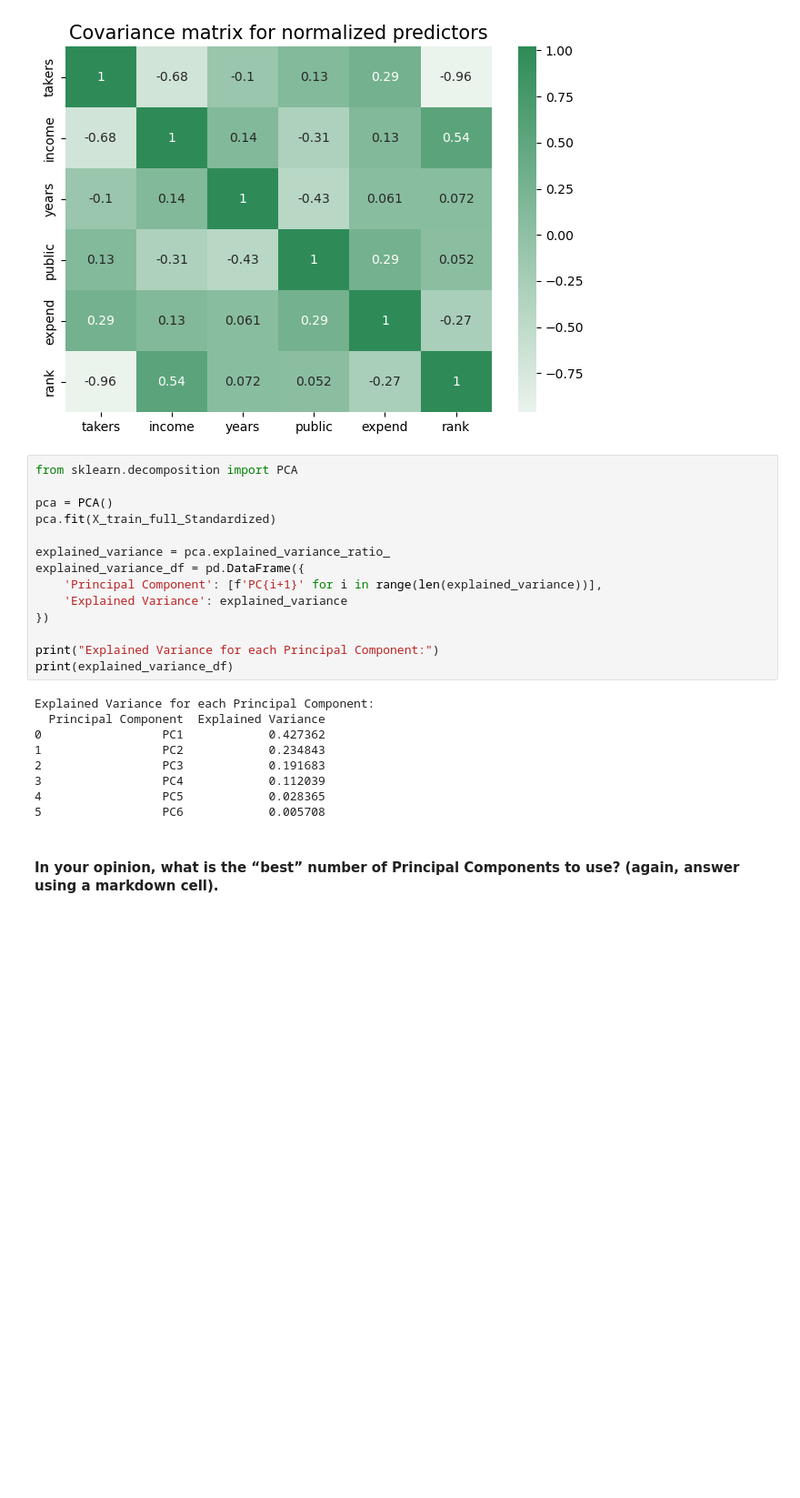
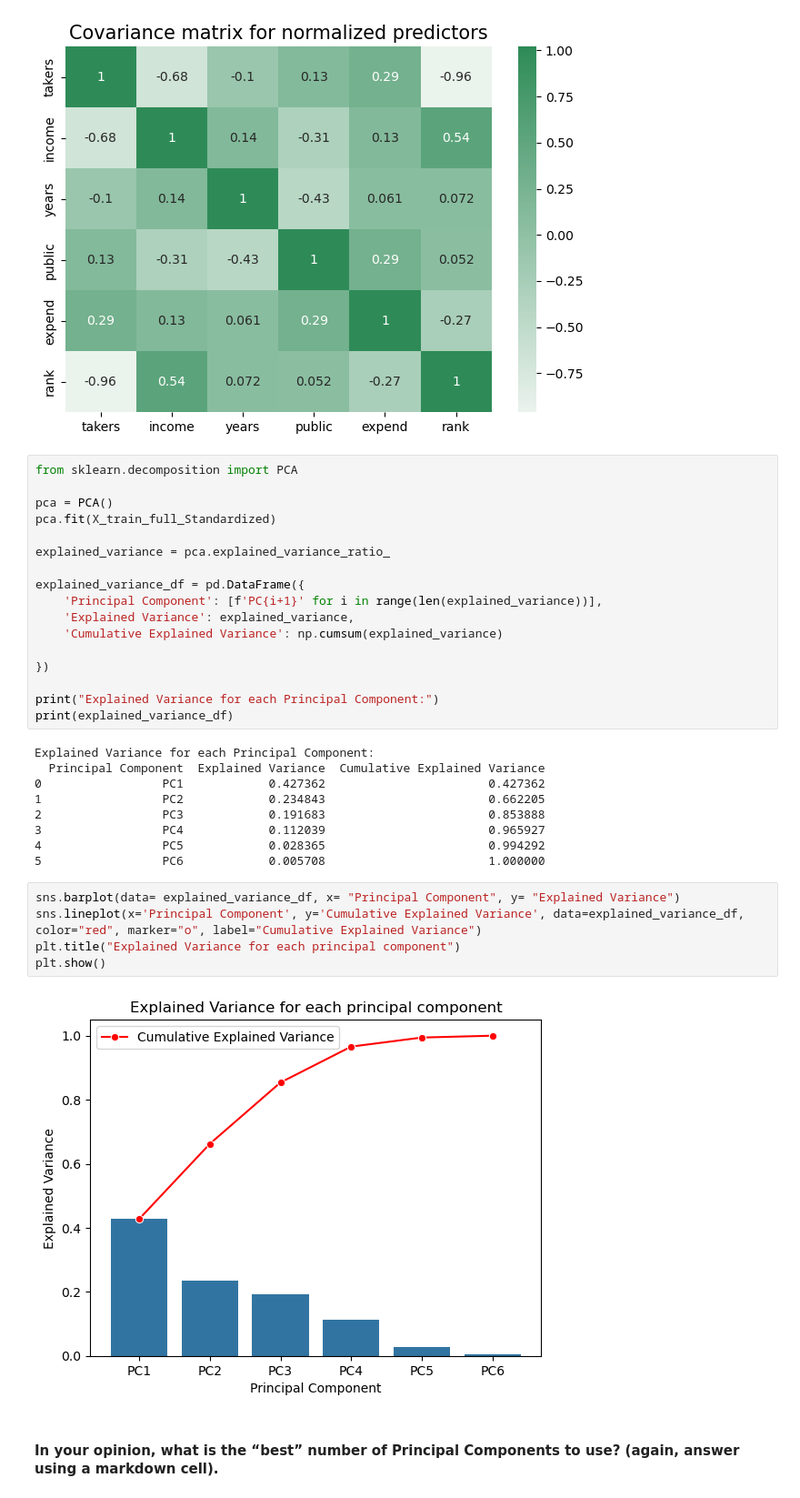
Before and after one commit to buddhathapa12/PrespectiveOnDataScience, a Jupyter notebook: feature_selection/BHW3_E923Q669.ipynb, the cells around one changed output. Shown at 91% size. Saved outputs shown, nothing was run; the diff lists cells and outputs as text; blank space fills up the shorter version.

Commit message:
Adding plot

```diff
--- a/feature_selection/BHW3_E923Q669.ipynb
+++ b/feature_selection/BHW3_E923Q669.ipynb
@@ -437,22 +447,32 @@ pca = PCA()
 pca.fit(X_train_full_Standardized)
 
 explained_variance = pca.explained_variance_ratio_
+
 explained_variance_df = pd.DataFrame({
     'Principal Component': [f'PC{i+1}' for i in range(len(explained_variance))],
-    'Explained Variance': explained_variance
+    'Explained Variance': explained_variance,
+    'Cumulative Explained Variance': np.cumsum(explained_variance)
+
 })
 
 print("Explained Variance for each Principal Component:")
 print(explained_variance_df)
 # %% [output]
 Explained Variance for each Principal Component:
-  Principal Component  Explained Variance
-0                 PC1            0.427362
-1                 PC2            0.234843
-2                 PC3            0.191683
-3                 PC4            0.112039
-4                 PC5            0.028365
-5                 PC6            0.005708
+  Principal Component  Explained Variance  Cumulative Explained Variance
+0                 PC1            0.427362                       0.427362
+1                 PC2            0.234843                       0.662205
+2                 PC3            0.191683                       0.853888
+3                 PC4            0.112039                       0.965927
+4                 PC5            0.028365                       0.994292
+5                 PC6            0.005708                       1.000000
+# %%
+sns.barplot(data= explained_variance_df, x= "Principal Component", y= "Explained Variance")
+sns.lineplot(x='Principal Component', y='Cumulative Explained Variance', data=explained_variance_df, color="red", marker="o", label="Cumulative Explained Variance")
+plt.title("Explained Variance for each principal component")
+plt.show()
+# %% [output]
+[figure, added]
 # %% [markdown]
 #### In your opinion, what is the “best” number of Principal Components to use? (again, answer using a markdown cell).
 # %% [markdown]
```
Also changed, not shown: parts of 7 cells of this notebook.
